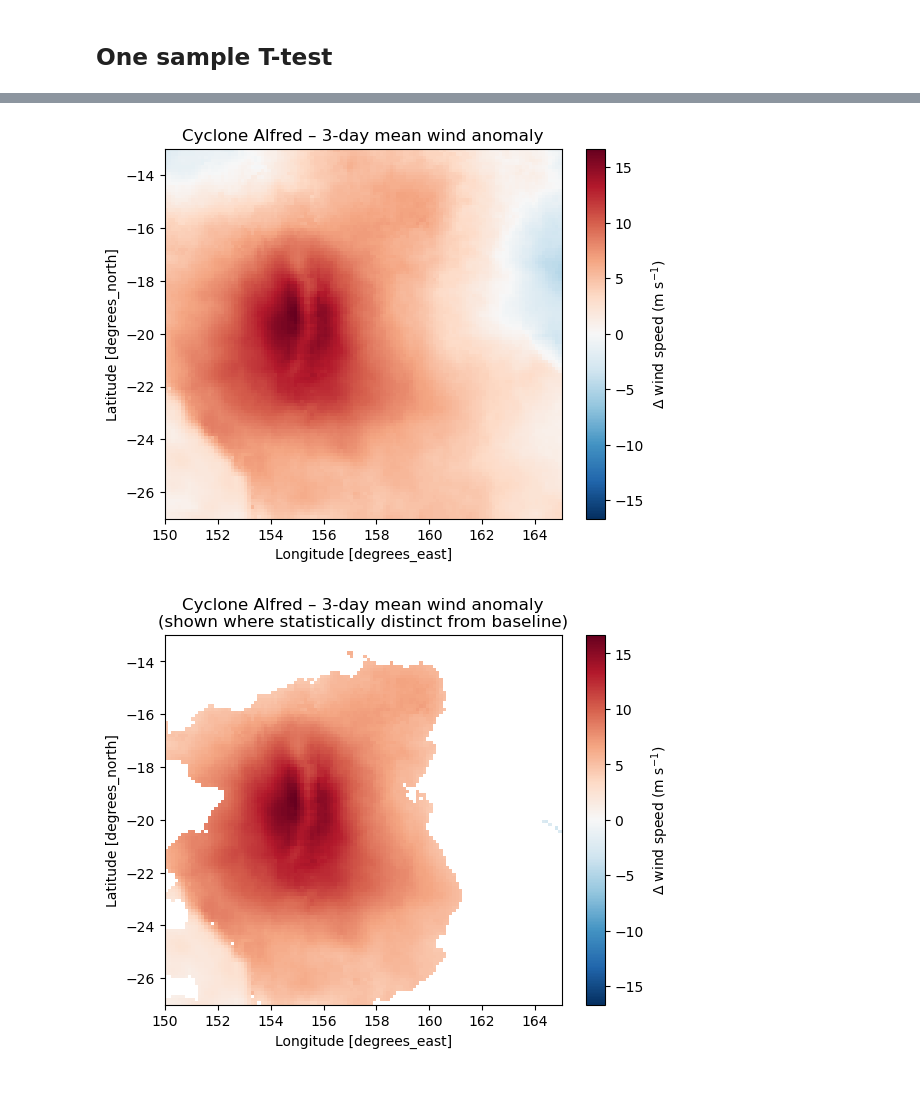
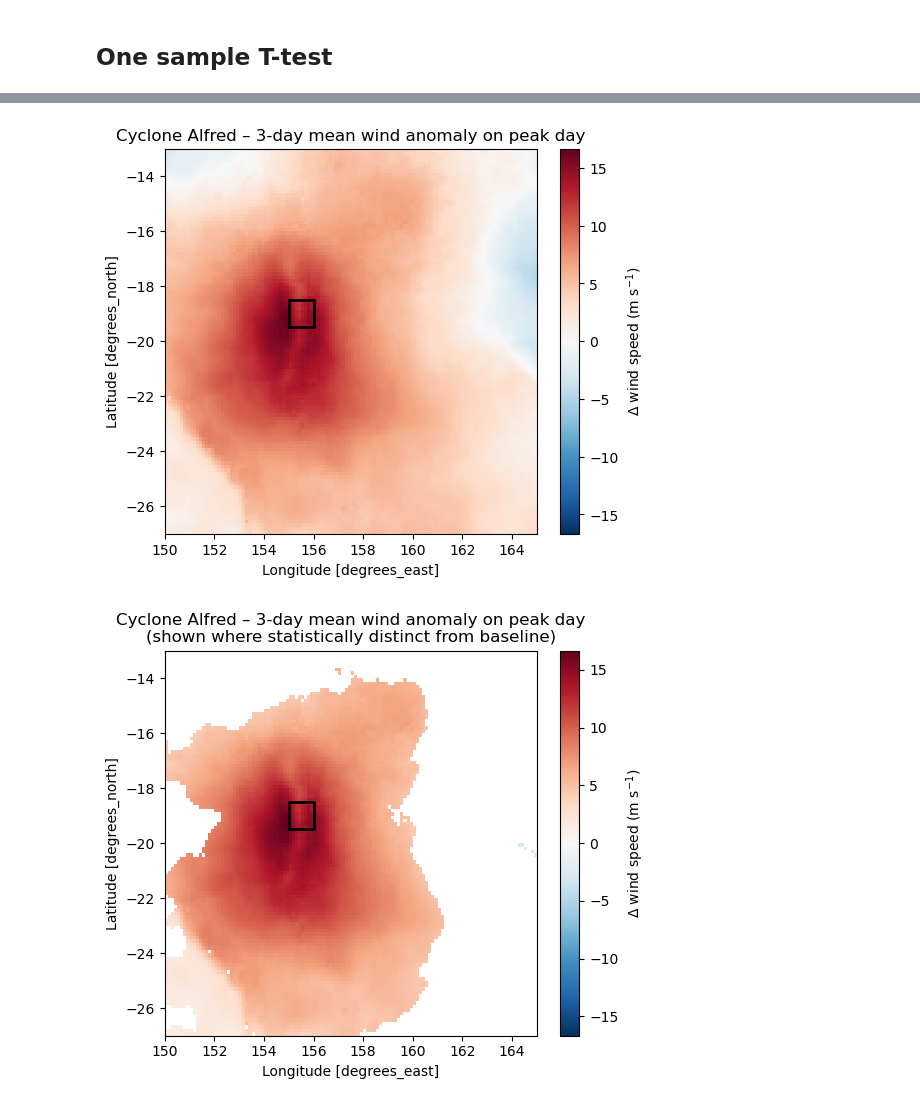
Before and after one commit to ElisaSzalay/Cyclone-Analysis, a Jupyter notebook: Wind and Wave analysis/statistics.ipynb, the cells around one changed output, grey strips where cells are left out. Drawn from its saved outputs; the diff is of its cells as text; code cells hidden in the pictures.

```diff
--- a/Wind and Wave analysis/statistics.ipynb
+++ b/Wind and Wave analysis/statistics.ipynb
@@ -661,3 +775,19 @@ plt.show()
+# %%
+lat_min = -19.5
+lat_max = -18.5
+lon_min = 155
+lon_max = 156
+# %%
+def draw_focus_box(ax, lon_min, lon_max, lat_min, lat_max):
+    """
+    Draw a black rectangle on a map axis.
+    """
+    ax.plot(
+        [lon_min, lon_max, lon_max, lon_min, lon_min],
+        [lat_min, lat_min, lat_max, lat_max, lat_min],
+        color="black",
+        linewidth=2,
+    )
 # %%
 def three_day_mean(da, center_date):
     """
@@ -767,27 +897,37 @@ fina_wind_ttest = cyclone_peak_3day_onesample_ttest(
     peak_date="2011-12-21",
 )
 # %%
+fig, ax = plt.subplots(figsize=(6, 5))
+
 alfred_wind_ttest["anomaly"].plot(
     cmap="RdBu_r",
     center=0,
     cbar_kwargs={"label": "Δ wind speed (m s$^{-1}$)"},
 )
-plt.title("Cyclone Alfred – 3‑day mean wind anomaly")
+
+draw_focus_box(ax, 155, 156, -19.5, -18.5)
+
+plt.title("Cyclone Alfred – 3‑day mean wind anomaly on peak day")
+#save plot
+plt.savefig("plots/new anomaly plots with box/alfred_wind_anomaly.png", dpi=300, bbox_inches="tight")
 plt.show()
 # %% [output]
-[figure, old version]
+[figure, new version]
 # %%
+
 masked_anomaly_alfred = alfred_wind_ttest["anomaly"].where(
     alfred_wind_ttest["significant"]
 )
-
+fig, ax = plt.subplots(figsize=(6, 5))
 masked_anomaly_alfred.plot(
     cmap="RdBu_r",
     center=0,
     cbar_kwargs={"label": "Δ wind speed (m s$^{-1}$)"},
 )
-plt.title("Cyclone Alfred – 3‑day mean wind anomaly\n(shown where statistically distinct from baseline)")
+draw_focus_box(ax, 155, 156, -19.5, -18.5)
+plt.title("Cyclone Alfred – 3‑day mean wind anomaly on peak day\n(shown where statistically distinct from baseline)")
+plt.savefig("plots/new anomaly plots with box/alfred_wind_anomaly_significant.png", dpi=300, bbox_inches="tight")
 plt.show()
 # %% [output]
-[figure, old version]
+[figure, new version]
 # %%
```
Also changed, not shown: parts of 16 cells of this notebook, 17 other files.
